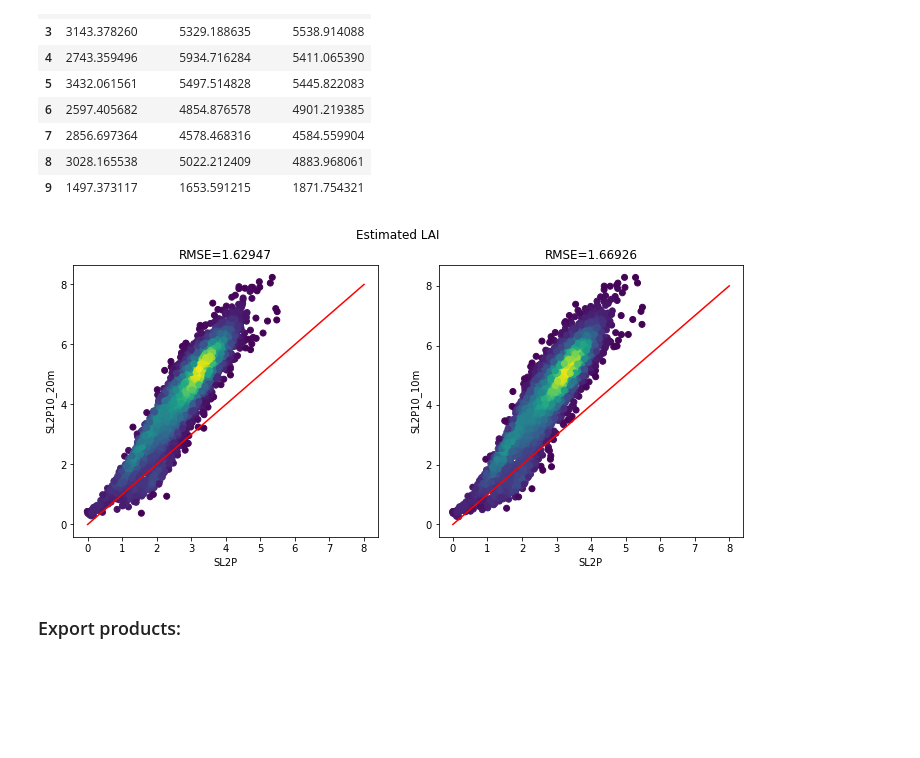
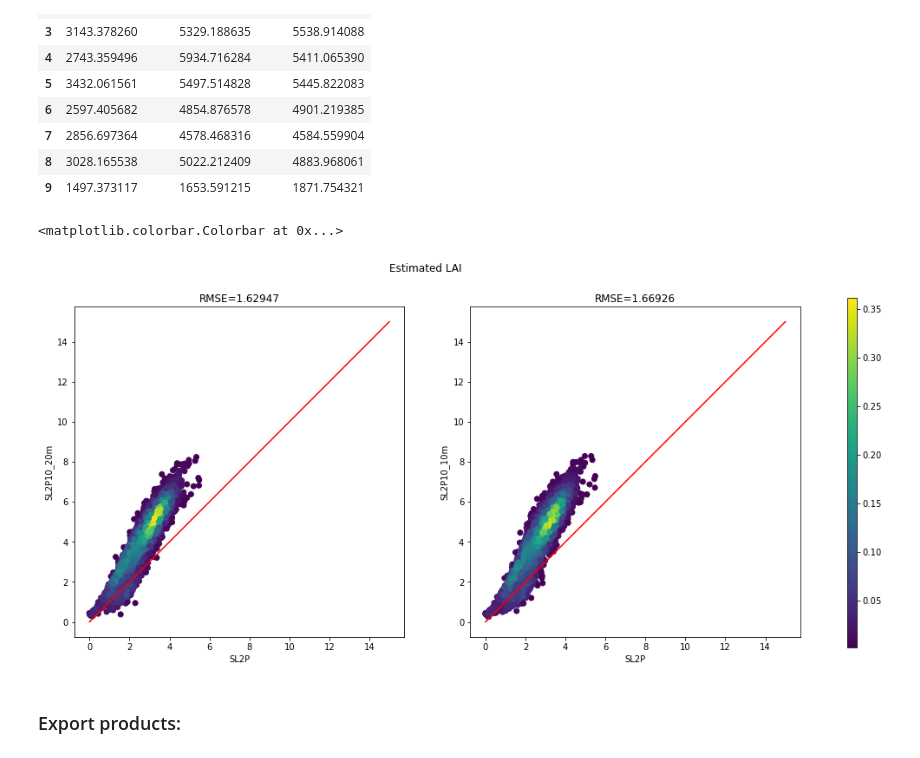
Before and after one commit to kateharvey/ALR-Sentinel2, a Jupyter notebook: shared/SL2P10/SL2P10_control.ipynb, the cells around one changed output. Drawn from its saved outputs; the diff is of its cells as text; code cells hidden in the pictures; blank space fills up the shorter version.

```diff
--- a/shared/SL2P10/SL2P10_control.ipynb
+++ b/shared/SL2P10/SL2P10_control.ipynb
@@ -336,8 +332,9 @@ input_collection = ee.ImageCollection(COLLECTION_OPTIONS[colName]["name"]) \
                      .map(lambda image: ib.addDate(image)) \
                      .map(lambda image: image.clip(mapBounds)) \
                      .map(lambda image: ib.s2MaskClear(image)) \
+                     .map(lambda image: ib.s2MaskLand(image)) \
                      .map(lambda image: ib.addS2Geometry(colOptions, image))
-print(input_collection.size().getInfo())
+# print(input_collection.size().getInfo())
 
 if outputName == "Surface_Reflectance":
     export_collection = input_collection
@@ -346,13 +343,12 @@ else:
     partition = (COLLECTION_OPTIONS[colName]["partition"]).filterBounds(mapBounds).mosaic().clip(mapBounds).rename('partition')
 
     # pre process input imagery and flag invalid inputs
-    input_collection = input_collection.map(lambda image: ib.s2MaskLand(image)) \
-                                       .map(lambda image: ib.scaleBands(netOptions["inputBands"],netOptions["inputScaling"],image)) \
+    scaled_input_collection = input_collection.map(lambda image: ib.scaleBands(netOptions["inputBands"],netOptions["inputScaling"],image)) \
                                        .map(lambda image: ib.invalidInput(COLLECTION_OPTIONS[colName]["sl2pDomain"],netOptions["inputBands"],image))
 
     # apply networks to produce mapped parameters
-    estimateSL2P = input_collection.map(lambda image: wn.wrapperNNets(SL2P, partition, netOptions, COLLECTION_OPTIONS[colName], "estimate", image, outputName))
-    uncertaintySL2P = input_collection.map(lambda image: wn.wrapperNNets(errorsSL2P, partition, netOptions, COLLECTION_OPTIONS[colName], "error", image, outputName))
+    estimateSL2P = scaled_input_collection.map(lambda image: wn.wrapperNNets(SL2P, partition, netOptions, COLLECTION_OPTIONS[colName], "estimate", image, outputName))
+    uncertaintySL2P = scaled_input_collection.map(lambda image: wn.wrapperNNets(errorsSL2P, partition, netOptions, COLLECTION_OPTIONS[colName], "error", image, outputName))
 
     # scale and offset mapped parameter bands
     estimateSL2P = estimateSL2P.map(lambda image: image.addBands(image.select("estimate"+outputName).multiply(ee.Image.constant(outputScale)).add(ee.Image.constant(outputOffset)),overwrite = True))
@@ -526,37 +512,44 @@ estimate_array.head(10)
 sl2p = estimate_array['estimate'+outputName]/outputScale
 sl2p10_10m = estimate_array['estimate'+outputName+'_10m']/outputScale
 sl2p10_20m = estimate_array['estimate'+outputName+'_20m']/outputScale
 
 xy_10m = np.vstack([sl2p, sl2p10_10m])
 xy_20m = np.vstack([sl2p, sl2p10_20m])
 
 density_10m = scipy.stats.gaussian_kde(xy_10m)(xy_10m)
 density_20m = scipy.stats.gaussian_kde(xy_20m)(xy_20m)
 
 rmse_10m = sklearn.metrics.mean_squared_error(sl2p, sl2p10_10m, squared=False)
 rmse_20m = sklearn.metrics.mean_squared_error(sl2p, sl2p10_20m, squared=False)
 
 
 # plot density histogram of SL2P estimate vs. (a) SL2P10_20m and (b) SL2P10_10m
-fig, ax = plt.subplots(1, 2, figsize=(12,5))
+fig, ax = plt.subplots(1, 2, figsize=(15,7))
 x = np.linspace(0,outputMax)
 fig.suptitle('{}'.format('Estimated '+outputName))
 
 # SL2P vs. SL2P10_20m
-ax[0].scatter(sl2p, sl2p10_20m, c=density_20m)
+fig1 = ax[0].scatter(sl2p, sl2p10_20m, c=density_20m)
 ax[0].set_xlabel('SL2P')
 ax[0].set_ylabel('SL2P10_20m')
 ax[0].plot(x, x, c='r')
 ax[0].title.set_text(f'RMSE={rmse_20m:.5f}')
+#plt.colorbar(mappable=fig1, ax=ax[0])
 
 # SL2P vs. SL2P10_10m
-ax[1].scatter(sl2p, sl2p10_10m, c=density_10m)
+fig2 = ax[1].scatter(sl2p, sl2p10_10m, c=density_10m)
 ax[1].set_xlabel('SL2P')
 ax[1].set_ylabel('SL2P10_10m')
 ax[1].plot(x, x, c='r')
 ax[1].title.set_text(f'RMSE={rmse_10m:.5f}')
+#plt.colorbar(mappable=fig2, ax=ax[1])
+
+fig.subplots_adjust(right=0.9)
+cbar_ax = fig.add_axes([0.95, 0.1, 0.01, 0.8])
+fig.colorbar(fig1, cax=cbar_ax)
 # %% [output]
+<matplotlib.colorbar.Colorbar at 0x...>
-[figure, old version]
+[figure, new version]
 # %% [markdown]
 ### Export products:
 # %%
```
Also changed, not shown: parts of 7 cells of this notebook.
